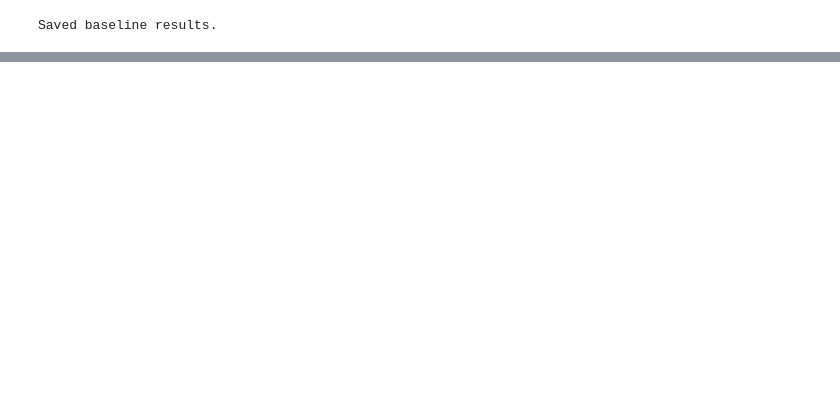
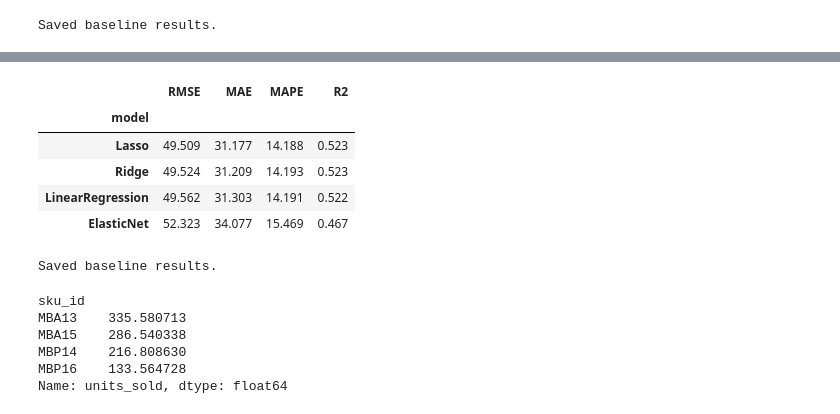
Before and after one commit to asadposeidon/production-planning-optimisation, a Jupyter notebook: notebooks/02_baseline_linear_regression.ipynb, the cells around one changed output, grey strips where cells are left out. Saved outputs shown, nothing was run; the diff lists cells and outputs as text; code cells hidden in the pictures; blank space fills up the shorter version.

```diff
--- a/notebooks/02_baseline_linear_regression.ipynb
+++ b/notebooks/02_baseline_linear_regression.ipynb
@@ -108,0 +191,26 @@ Name: units_sold, dtype: float64
+# %%
+summary_df1 = results_df1.groupby("model")[["RMSE", "MAE", "MAPE", "R2"]].mean().round(3)
+summary_df1 = summary_df1.sort_values("RMSE")
+summary_df1
+# %% [output]
+|  | RMSE | MAE | MAPE | R2 |
+| model |  |  |  |  |
+| Lasso | 49.509 | 31.177 | 14.188 | 0.523 |
+| Ridge | 49.524 | 31.209 | 14.193 | 0.523 |
+| LinearRegression | 49.562 | 31.303 | 14.191 | 0.522 |
+| ElasticNet | 52.323 | 34.077 | 15.469 | 0.467 |
+# %%
+results_df1.to_csv("../data/processed/baseline_regression_results_v2.csv", index=False)
+summary_df1.to_csv("../data/processed/baseline_regression_summary_v2.csv", index=False)
+print("Saved baseline results.")
+# %% [output]
+Saved baseline results.
+# %%
+print(df1.groupby('sku_id')['units_sold'].mean())
+# %% [output]
+sku_id
+MBA13    335.580713
+MBA15    286.540338
+MBP14    216.808630
+MBP16    133.564728
+Name: units_sold, dtype: float64
```
Also changed, not shown: parts of 9 cells of this notebook, 11 other files.
